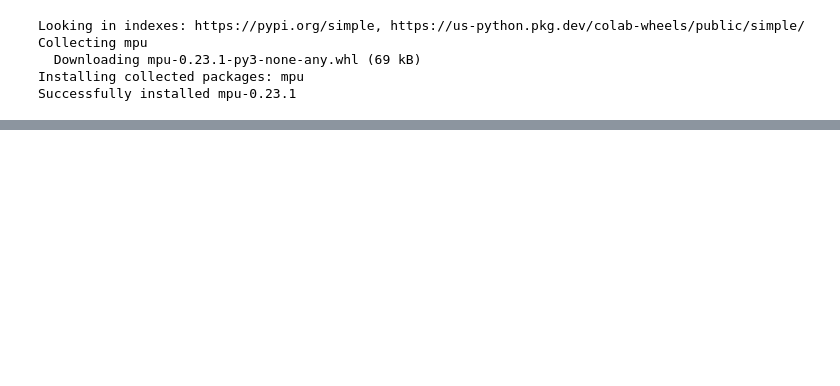
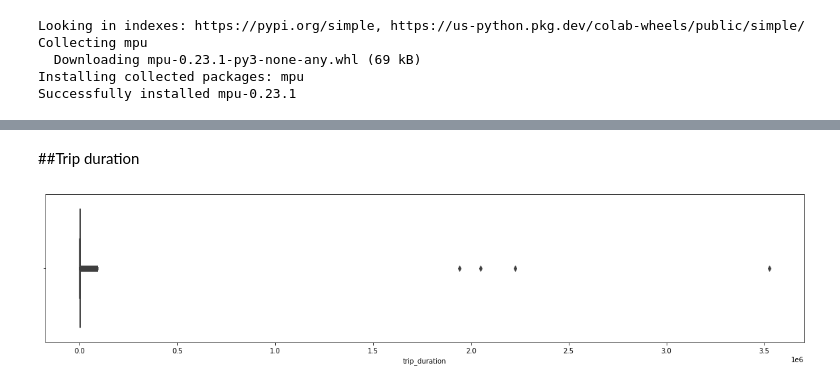
Before and after one commit to varnit836/NYC-Taxi-Trip-Time-Prediction, a Jupyter notebook: NYC_Taxi_Trip_Time_Prediction_Capstone_Project.ipynb, the cells around one changed output, grey strips where cells are left out. Cells and saved outputs as stored; diff of their text form; code cells hidden in the pictures; blank space fills up the shorter version.

```diff
--- a/NYC_Taxi_Trip_Time_Prediction_Capstone_Project.ipynb
+++ b/NYC_Taxi_Trip_Time_Prediction_Capstone_Project.ipynb
@@ -154,0 +229,8 @@ df.dtypes.reset_index()
+# %% [markdown]
+##Trip duration
+# %%
+plt.figure(figsize = (20,4))
+sns.boxplot(df.trip_duration)
+plt.show()
+# %% [output]
+[figure, added]
```
Also changed, not shown: parts of 21 cells of this notebook.
